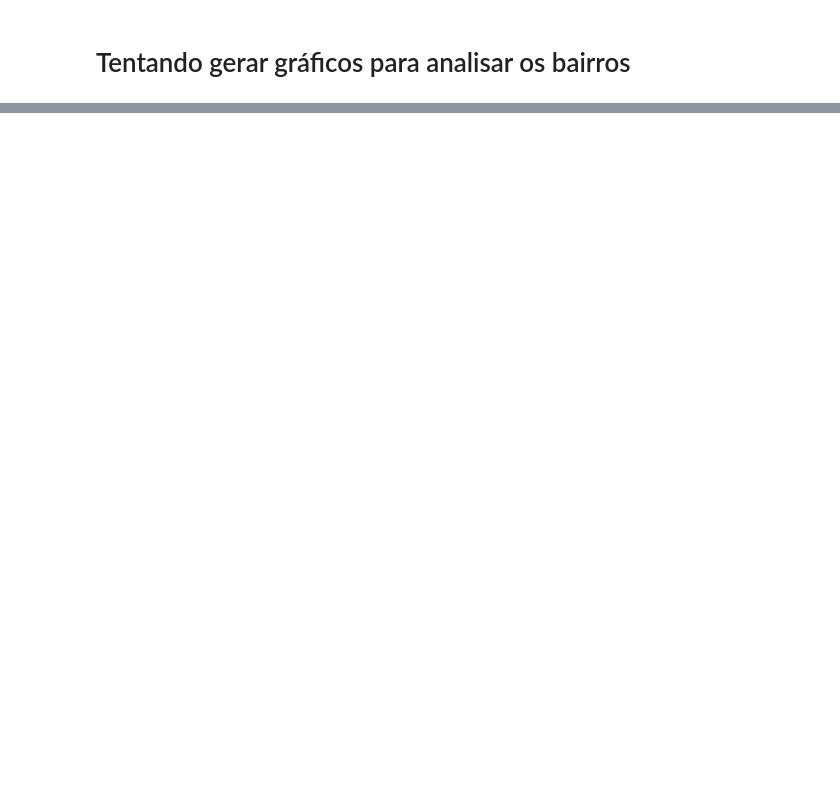
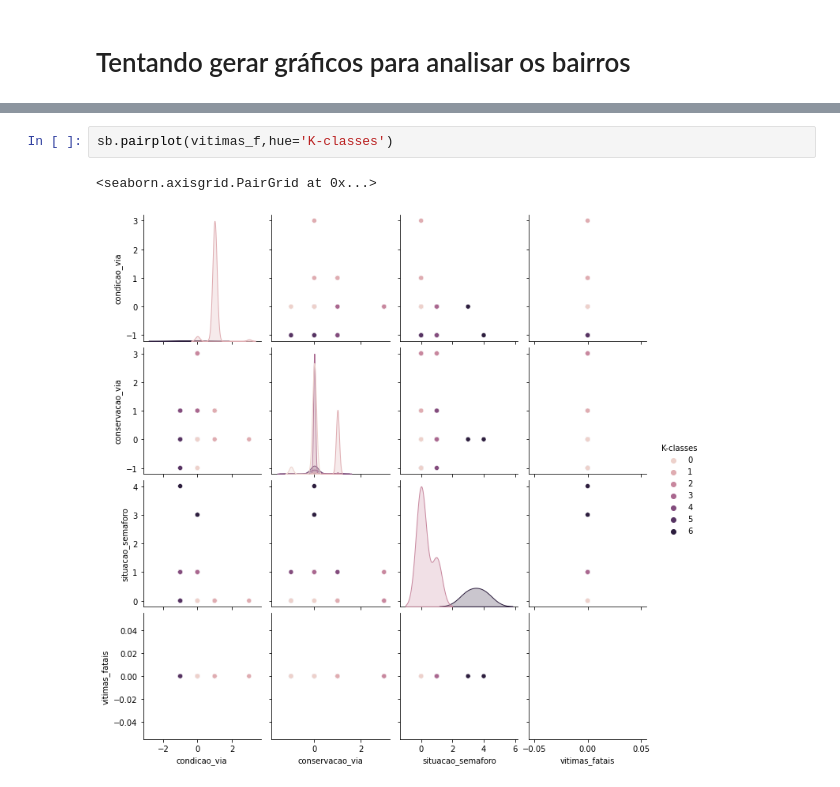
Before and after one commit to juliathemelo/machine_learning_random_forest_classifier, a Jupyter notebook: projeto3_pygil.ipynb, the cells around one changed output, grey strips where cells are left out. Cells and saved outputs as stored; diff of their text form; blank space fills up the shorter version.

```diff
--- a/projeto3_pygil.ipynb
+++ b/projeto3_pygil.ipynb
@@ -581,0 +754,5 @@ graph_bairros_parallel.show()
+# %%
+sb.pairplot(vitimas_f,hue='K-classes')
+# %% [output]
+<seaborn.axisgrid.PairGrid at 0x...>
+[figure, added]
```
Also changed, not shown: parts of 37 cells of this notebook.
